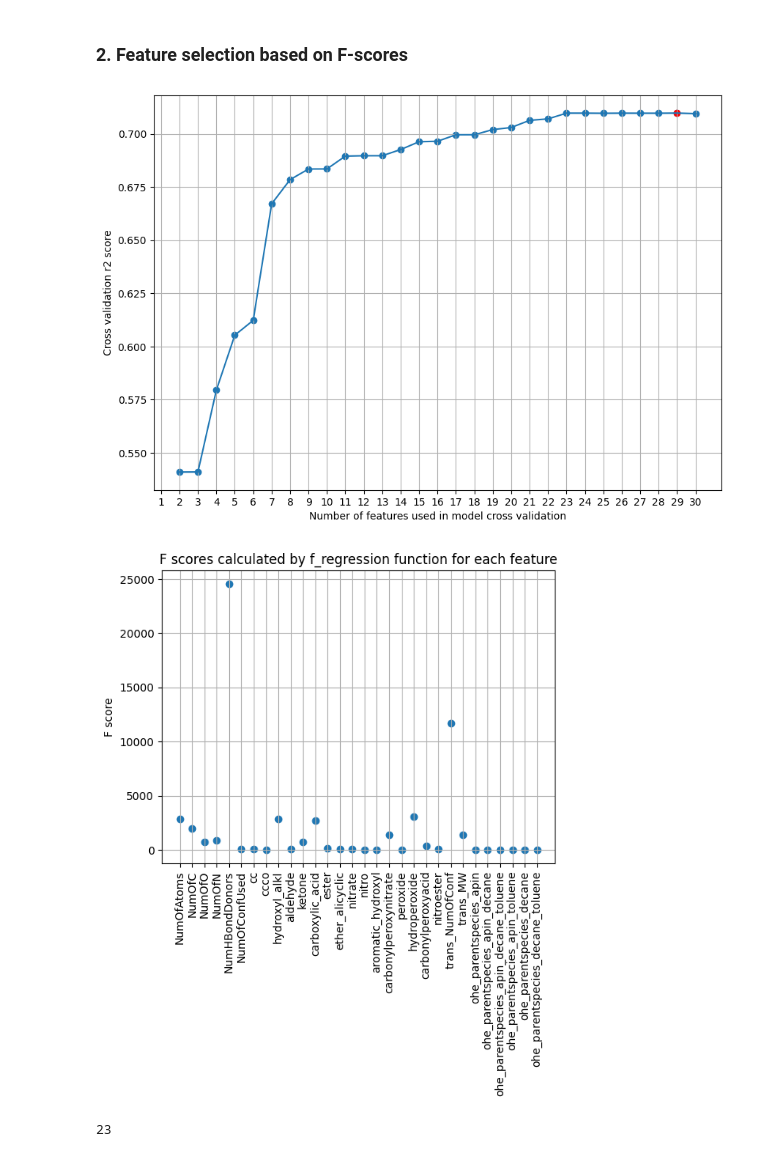
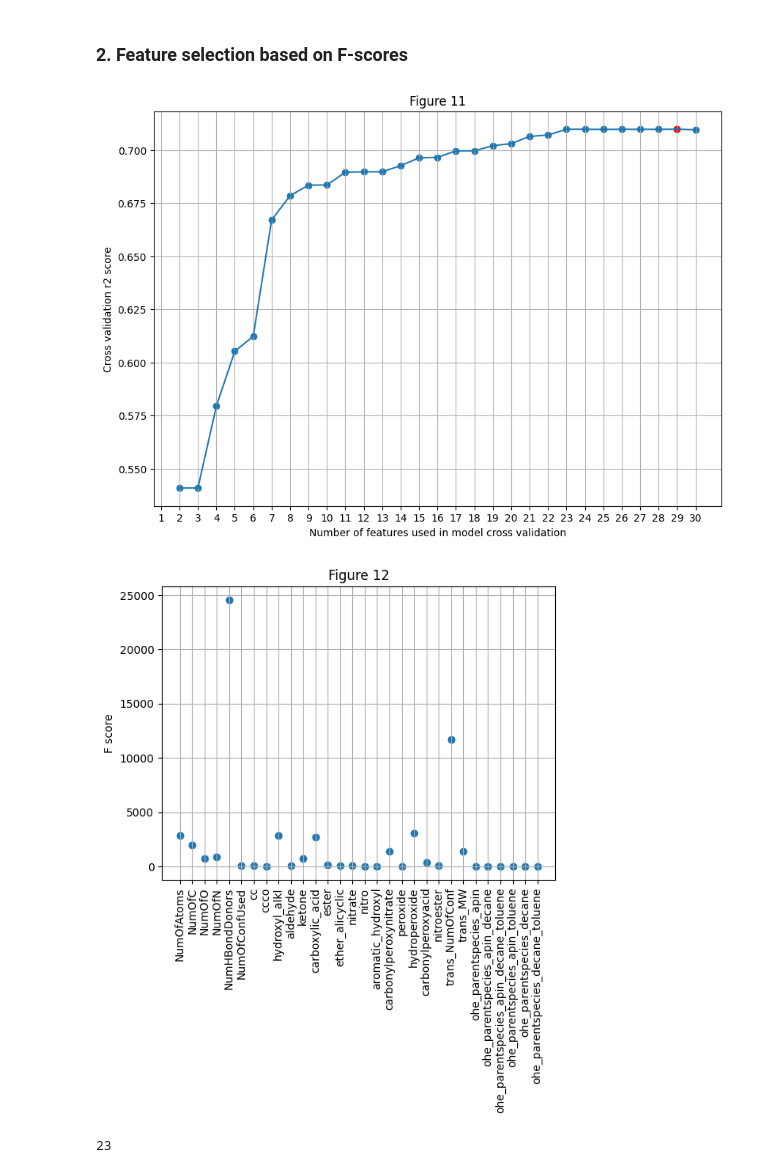
Before and after one commit to karl-helsinki/IMLProject, a Jupyter notebook: modelling.ipynb, the cells around one changed output. Drawn from its saved outputs; the diff is of its cells as text; code cells hidden in the pictures.

```diff
--- a/modelling.ipynb
+++ b/modelling.ipynb
@@ -416,32 +423,39 @@ len(sel_feats)
 # %%
 fs = SelectKBest(f_regression, k='all')
 fs.fit(x, y_trans)
 best_feats_sk, best_feats_score_sk, feats_sk, feats_scores_sk = find_best_feature_subset(fs.scores_, lin_reg, x, y_trans)
 fig, ax = plt.subplots()
 plt.plot([len(f) for f in feats_sk], feats_scores_sk)
 plt.scatter([len(f) for f in feats_sk], feats_scores_sk)
 plt.scatter(len(best_feats_sk), best_feats_score_sk, c='r')
 
 plt.grid(True)
 plt.xticks(np.arange(1, 31))
 
 plt.xlabel("Number of features used in model cross validation")
 plt.ylabel("Cross validation r2 score")
-fig.set_figwidth(10)
-fig.set_figheight(7)
+plt.title("Figure 11")
+fig.set_figwidth(12)
+fig.set_figheight(9)
+plt.savefig("data/pic/figure_11.png")
 # %% [output]
-[figure, old version]
+[figure, new version]
 # %%
 fig, ax = plt.subplots()
+fig.set_figwidth(12)
+fig.set_figheight(9)
 plt.grid(True)
 plt.scatter(np.arange(fs.scores_.size), fs.scores_)
-plt.title("F scores calculated by f_regression function for each feature")
+plt.title("Figure 12")
 plt.ylabel("F score")
 plt.xticks(np.arange(fs.scores_.size), x.columns, rotation='vertical')
 # ax.set_xticklabels(x.columns, rotation="")
+
+plt.savefig("data/pic/figure_12.png")
+
 plt.show()
 # %% [output]
-[figure, old version]
+[figure, new version]
 # %%
 sel_feats_sk = feats_sk[21]
 len(sel_feats_sk)
```
Also changed, not shown: parts of 8 cells of this notebook.
